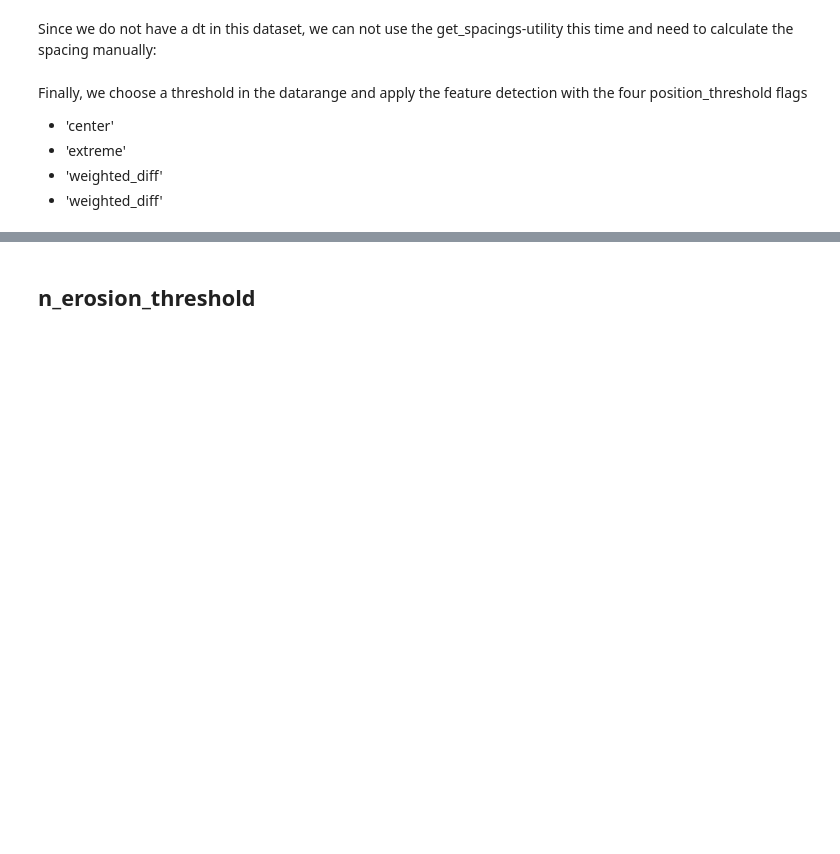
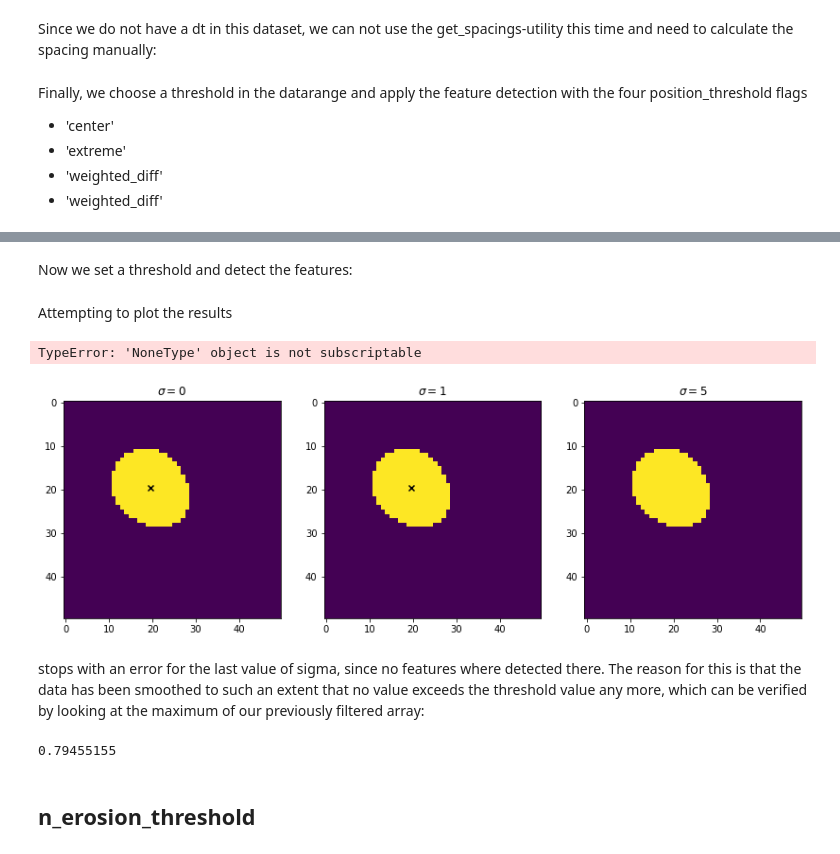
Before and after one commit to tobac-project/tobac-tutorials, a Jupyter notebook: tutorials/Tutorials/features.ipynb, the cells around one changed output, grey strips where cells are left out. Saved outputs shown, nothing was run; the diff lists cells and outputs as text; code cells hidden in the pictures; blank space fills up the shorter version.

```diff
--- a/tutorials/Tutorials/features.ipynb
+++ b/tutorials/Tutorials/features.ipynb
@@ -167,3 +193,40 @@ cbar = plt.colorbar(im3, ax4)
+# %%
+date = np.datetime64('2022-04-01T00:00' )
+input_data = xr.DataArray(data=data, coords={'time':np.expand_dims(date, axis = 0),'y':y, 'x':x})
+# %% [markdown]
+Now we set a threshold and detect the features:
+# %%
+%%capture
+
+threshold = 0.8
+features_sharp = tobac.themes.tobac_v1.feature_detection_multithreshold(input_data, dxy, threshold, sigma_threshold=0)
+features_smooth = tobac.themes.tobac_v1.feature_detection_multithreshold(input_data, dxy, threshold, sigma_threshold=1)
+features_smoother = tobac.themes.tobac_v1.feature_detection_multithreshold(input_data, dxy, threshold, sigma_threshold=5)
+# %% [markdown]
+Attempting to plot the results
+# %%
+fig, axes = plt.subplots(ncols = 3, figsize = (14, 10))
+
+im0 = axes[0].imshow(data[0])
+axes[0].set_title(r'$\sigma = 0$')
+axes[0].scatter(features_sharp['hdim_2'], features_sharp['hdim_1'], color = 'black', marker = 'x')
+
+im0 = axes[1].imshow(data[0])
+axes[1].set_title(r'$\sigma = 1$')
+axes[1].scatter(features_smooth['hdim_2'], features_smooth['hdim_1'], color = 'black', marker = 'x')
+
+im0 = axes[2].imshow(data[0])
+axes[2].set_title(r'$\sigma = 5$')
+axes[2].scatter(features_smoother['hdim_2'], features_smoother['hdim_1'], color = 'black', marker = 'x')
+# %% [output]
+TypeError: 'NoneType' object is not subscriptable
+[figure, added]
+# %% [markdown]
+stops with an error for the last value of sigma, since no features where detected there. The reason for this is that the data has been smoothed to such an extent that no value exceeds the threshold value any more, which can be verified by looking at the maximum of our previously filtered array:
+# %%
+smoother_data[0].max()
+# %% [output]
+0.79455155
 # %% [markdown]
 ## n_erosion_threshold
 # %% [markdown]
```
Also changed, not shown: parts of 12 cells of this notebook.
